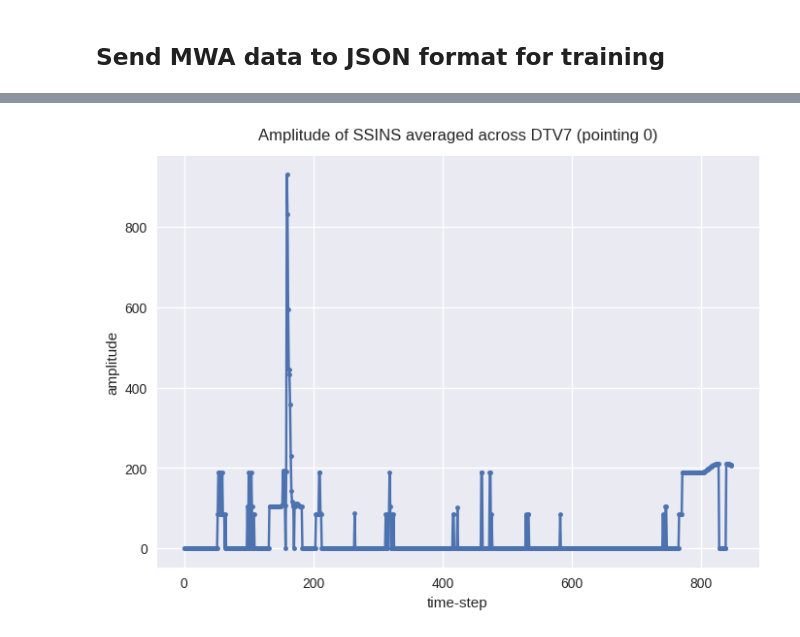
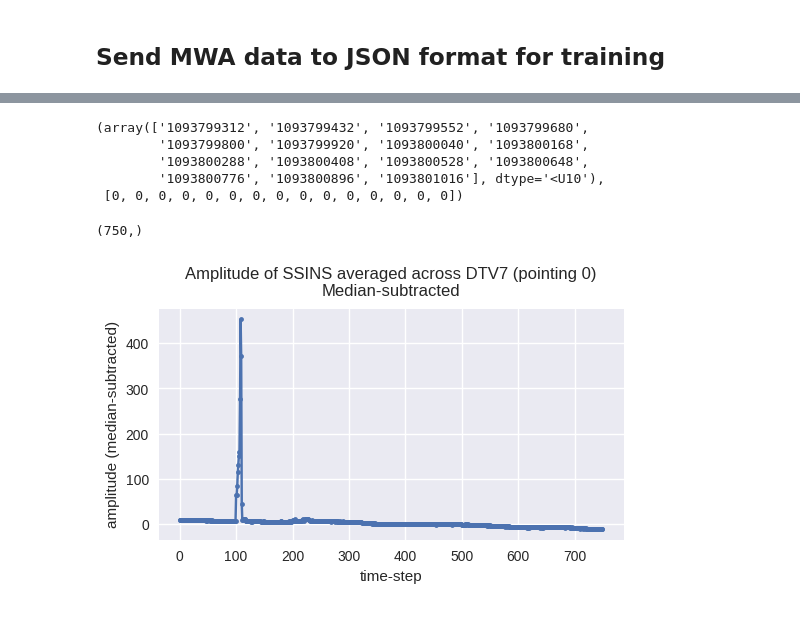
Before and after one commit to baron-de-montblanc/rfi_characterization, a Jupyter notebook: notebooks/data2json.ipynb, the cells around one changed output, grey strips where cells are left out. Cells and saved outputs as stored; diff of their text form; code cells hidden in the pictures.

```diff
--- a/notebooks/data2json.ipynb
+++ b/notebooks/data2json.ipynb
@@ -71,12 +13,73 @@ ssins.shape
+# %%
+# Get data
+dirpath = '/users/jmduchar/data/jmduchar/Research/mcgill25/ssins_data/'
+reference_obs = '1093799552'  # known to contain RFI
+# %%
+with open(dirpath+'gridpoint_dict.yaml', 'r') as file:
+    data = yaml.safe_load(file)
+
+all_obs = np.array(list(data.keys()))
+reference_idx = np.where(all_obs == reference_obs)[0][0]
+
+obsids = all_obs[reference_idx-2:reference_idx+13]
+pointings = [data[i] for i in obsids]
+obsids, pointings
+
+# data = {k: v for k, v in data.items() if v == 0}
+
+# obsids = list(data.keys())
+
+# obsids
+# %% [output]
+(array(['1093799312', '1093799432', '1093799552', '1093799680',
+        '1093799800', '1093799920', '1093800040', '1093800168',
+        '1093800288', '1093800408', '1093800528', '1093800648',
+        '1093800776', '1093800896', '1093801016'], dtype='<U10'),
+ [0, 0, 0, 0, 0, 0, 0, 0, 0, 0, 0, 0, 0, 0, 0])
+# %%
+cb = np.load('../data/coarse_bands_1D.npy')
+ssins_list = []
+
+for obsid in obsids:
+    file = dirpath + f"tars/{obsid}_SSINS_data.h5"
+
+    with h5py.File(file, "r") as hf:
+
+        # Access the SSINS
+        ssins_rep = hf['Data']['metric_array'][:][:,:,0]  # xx polarization
+
+        # Remove CB
+        ssins_rep = ssins_rep[:,np.invert(cb)]
+
+        # Avg across DTV7
+        ssins_rep = np.mean(ssins_rep[:,350:525], axis=1)
+
+        # Remove inf
+        ssins_rep = ssins_rep[~np.isinf(ssins_rep)]
+
+        # Append to list
+        ssins_list.append(ssins_rep)
+# %%
+ssins = np.asarray(ssins_list).flatten()
+
+ssins.shape
+# %% [output]
+(750,)
+# %%
+# SUBTRACT MEDIAN
+ssins = ssins - np.median(ssins)
 # %%
+plt.figure(figsize=(6,3))
 plt.plot(ssins, '.-')
-plt.title("Amplitude of SSINS averaged across DTV7 (pointing 0)", y=1.02)
+plt.title("Amplitude of SSINS averaged across DTV7 (pointing 0)\nMedian-subtracted", y=1.02)
 plt.xlabel("time-step")
-plt.ylabel("amplitude")
+plt.ylabel("amplitude (median-subtracted)")
+# plt.yscale('log')
 # plt.ylim(-1,1)
+plt.savefig("./ssins_sample.png",dpi=300,bbox_inches='tight')
 plt.show()
 # %% [output]
-[figure, old version]
+[figure, new version]
 # %%
 # Structure the data for Stan
 stan_data = {
```
Also changed, not shown: parts of 8 cells of this notebook, 5 other files.
